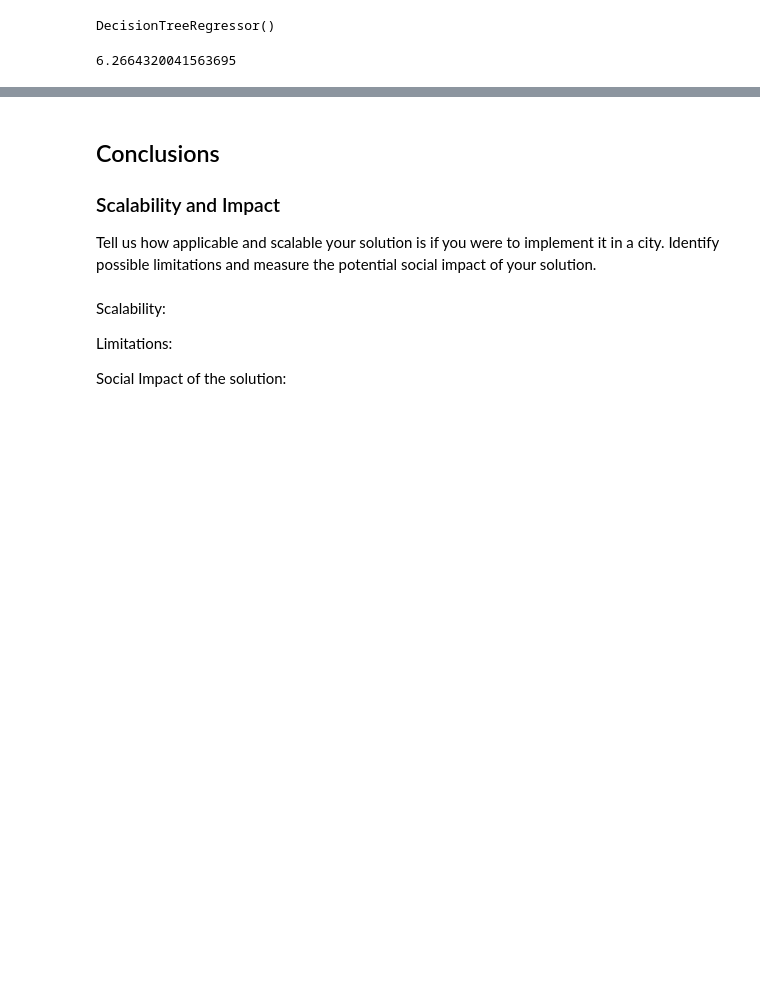
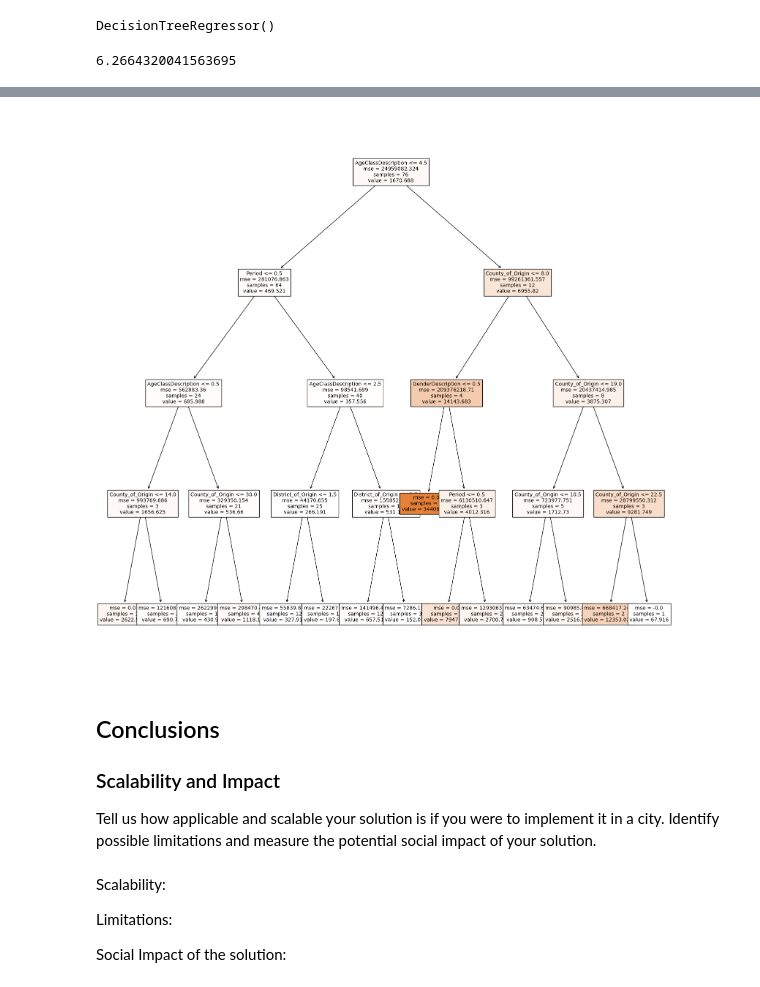
Before and after one commit to desaizeeshan22/World-data-league, a Jupyter notebook: Notebook_Submission.ipynb, the cells around one changed output, grey strips where cells are left out. Drawn from its saved outputs; the diff is of its cells as text; code cells hidden in the pictures; blank space fills up the shorter version.

```diff
--- a/Notebook_Submission.ipynb
+++ b/Notebook_Submission.ipynb
@@ -404,3 +489,13 @@ DecisionTreeRegressor()
+# %%
+fig, axes = plt.subplots(nrows = 1,ncols = 1,figsize = (20,20), dpi=100)
+tree.plot_tree(rf.estimators_[1],
+               feature_names = X_train.columns.tolist(),
+               class_names=y_train.name,
+               filled = True,fontsize=10);
+
+fig.savefig('rf_individualtree.png')
+# %% [output]
+[figure, added]
 # %% [markdown]
 ## Conclusions
 
```
Also changed, not shown: parts of 20 cells of this notebook.
